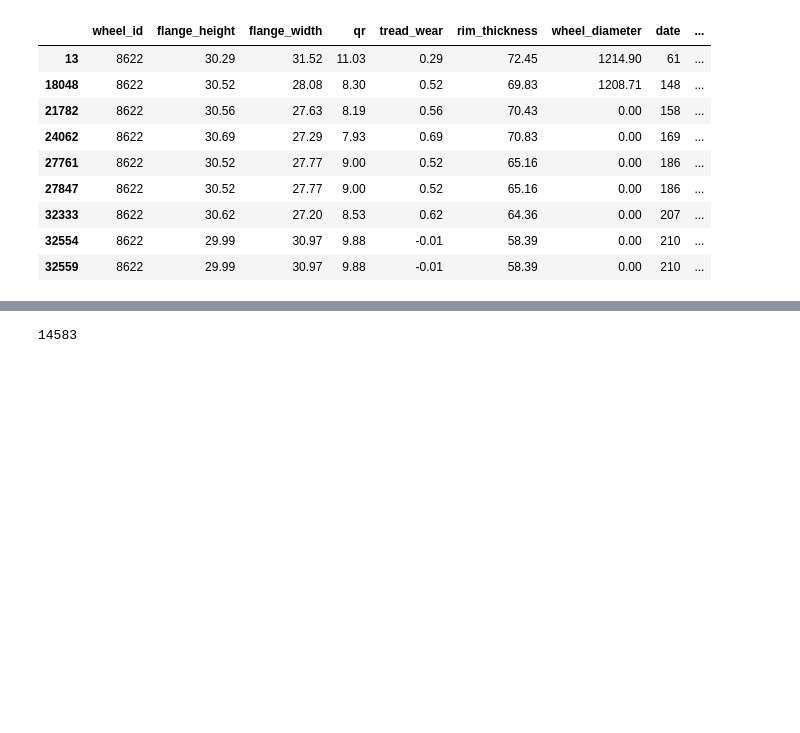
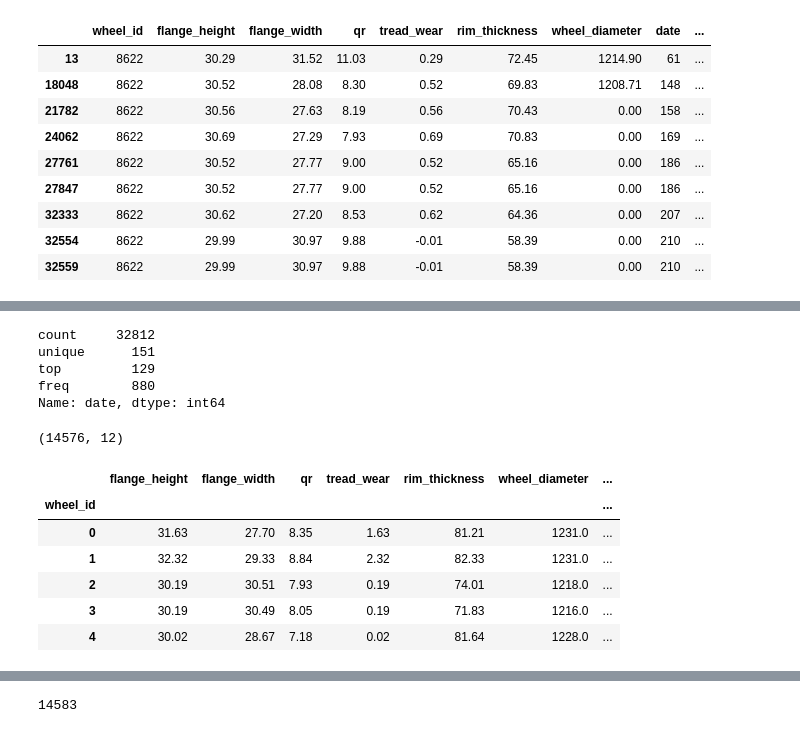
Before and after one commit to Metafiz/ml-base-2020, a Jupyter notebook: Python/train-wheels-repair-prediction.ipynb, the cells around one changed output, grey strips where cells are left out. Cells and saved outputs as stored; diff of their text form; code cells hidden in the pictures; blank space fills up the shorter version.

```diff
--- a/Python/train-wheels-repair-prediction.ipynb
+++ b/Python/train-wheels-repair-prediction.ipynb
@@ -215,0 +256,23 @@ df_wheel
+# %%
+df_new['date'].describe()
+# %% [output]
+count     32812
+unique      151
+top         129
+freq        880
+Name: date, dtype: int64
+# %%
+df_group = df_new.groupby(['wheel_id']).mean()
+df_group.shape
+# %% [output]
+(14576, 12)
+# %%
+df_group.head()
+# %% [output]
+|  | flange_height | flange_width | qr | tread_wear | rim_thickness | wheel_diameter | ... |
+| wheel_id |  |  |  |  |  |  | ... |
+| 0 | 31.63 | 27.70 | 8.35 | 1.63 | 81.21 | 1231.0 | ... |
+| 1 | 32.32 | 29.33 | 8.84 | 2.32 | 82.33 | 1231.0 | ... |
+| 2 | 30.19 | 30.51 | 7.93 | 0.19 | 74.01 | 1218.0 | ... |
+| 3 | 30.19 | 30.49 | 8.05 | 0.19 | 71.83 | 1216.0 | ... |
+| 4 | 30.02 | 28.67 | 7.18 | 0.02 | 81.64 | 1228.0 | ... |
```
Also changed, not shown: parts of 23 cells of this notebook.
